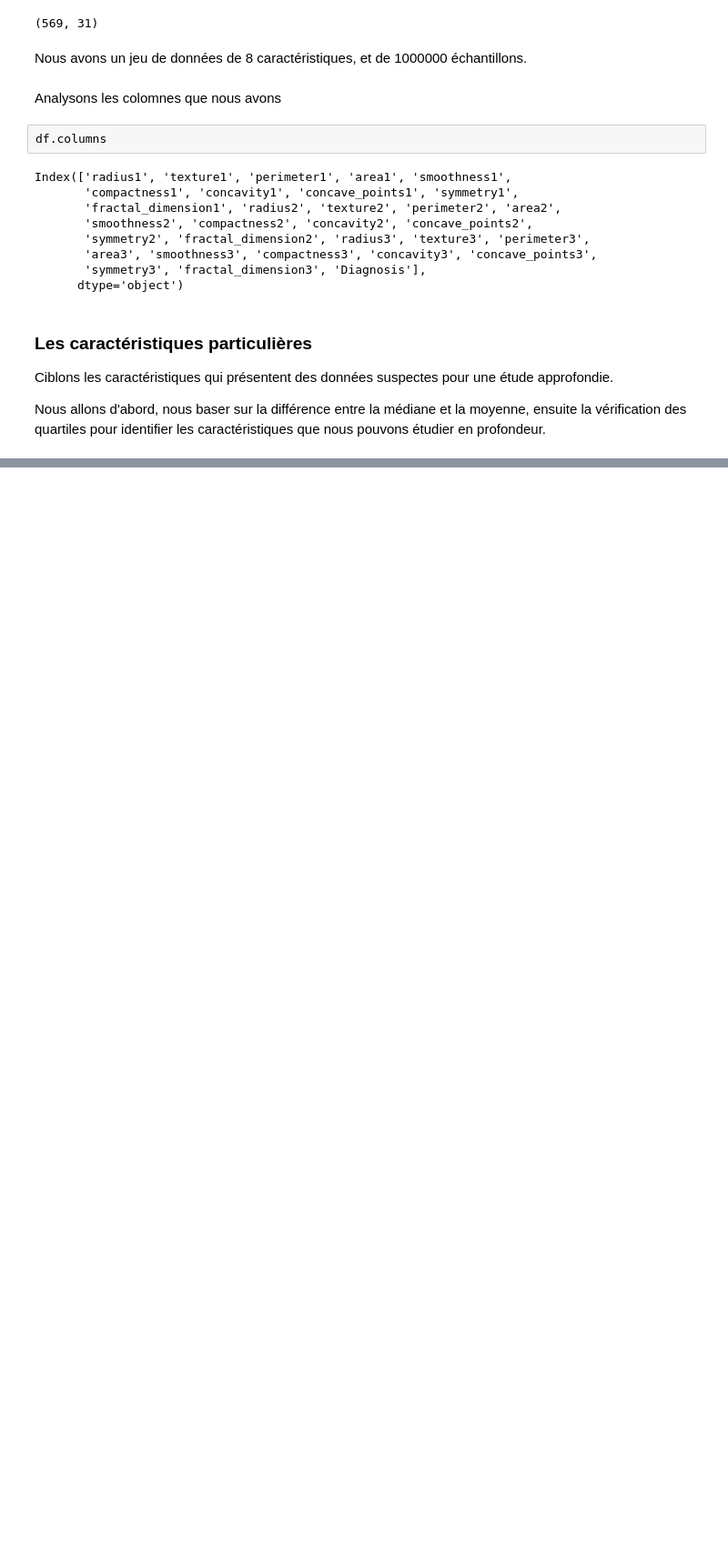
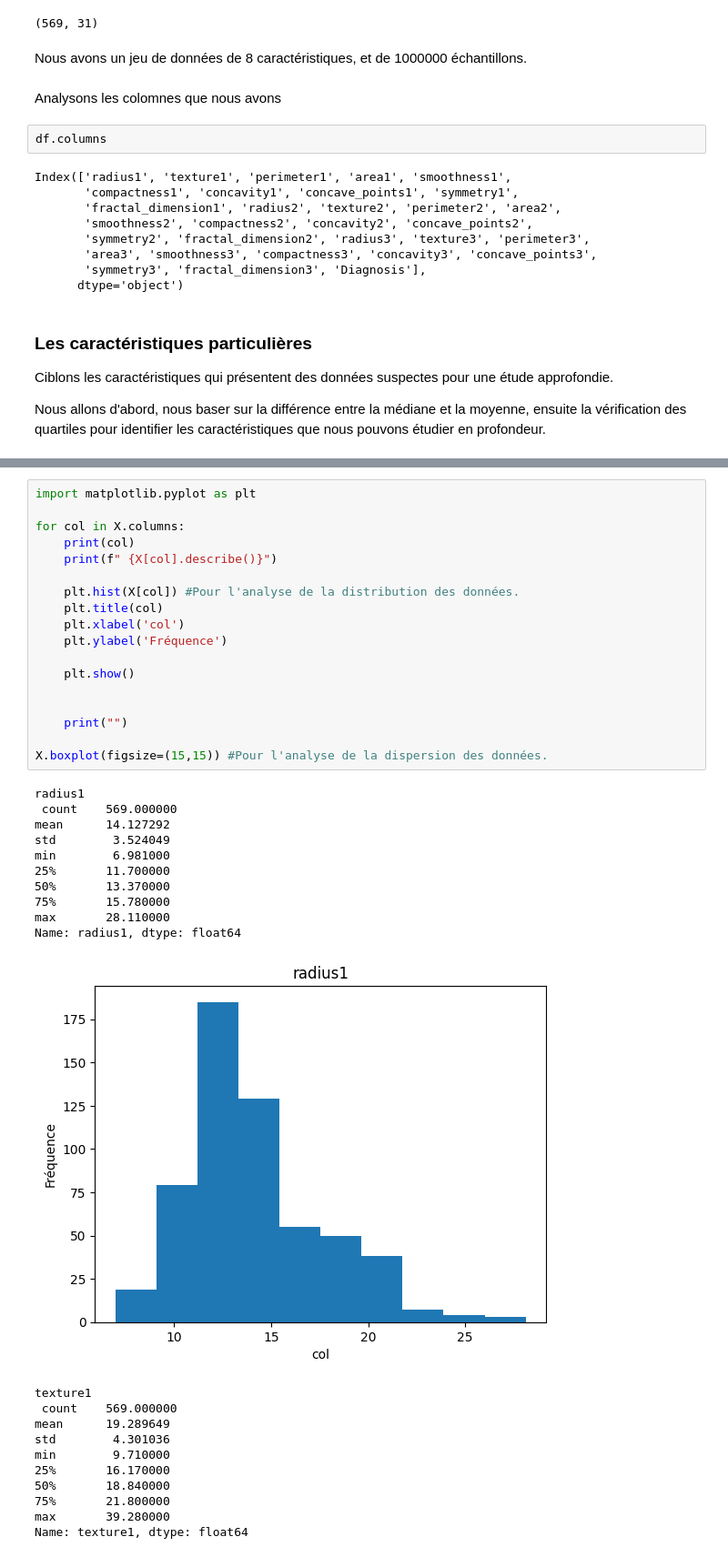
Before and after one commit to Martinien07/Projet-UA-3-Implication-de-l-IA-dans-le-processus-de-diagnostic-d-une-cellule-cancereuse, a Jupyter notebook: Projet_UA3 AMA .ipynb, the cells around one changed output, grey strips where cells are left out. Shown at 91% size. Saved outputs shown, nothing was run; the diff lists cells and outputs as text; blank space fills up the shorter version.

```diff
--- a/Projet_UA3 AMA .ipynb
+++ b/Projet_UA3 AMA .ipynb
@@ -518,0 +537,40 @@ Nous allons d'abord, nous baser sur la différence entre la médiane et la moyen
+# %%
+import matplotlib.pyplot as plt
+
+for col in X.columns:
+    print(col)
+    print(f" {X[col].describe()}")
+
+    plt.hist(X[col]) #Pour l'analyse de la distribution des données.
+    plt.title(col)
+    plt.xlabel('col')
+    plt.ylabel('Fréquence')
+
+    plt.show()
+
+
+    print("")
+
+X.boxplot(figsize=(15,15)) #Pour l'analyse de la dispersion des données.
+# %% [output]
+radius1
+ count    569.000000
+mean      14.127292
+std        3.524049
+min        6.981000
+25%       11.700000
+50%       13.370000
+75%       15.780000
+max       28.110000
+Name: radius1, dtype: float64
+[figure, added]
+texture1
+ count    569.000000
+mean      19.289649
+std        4.301036
+min        9.710000
+25%       16.170000
+50%       18.840000
+75%       21.800000
+max       39.280000
+Name: texture1, dtype: float64
```
Also changed, not shown: parts of 9 cells of this notebook.
